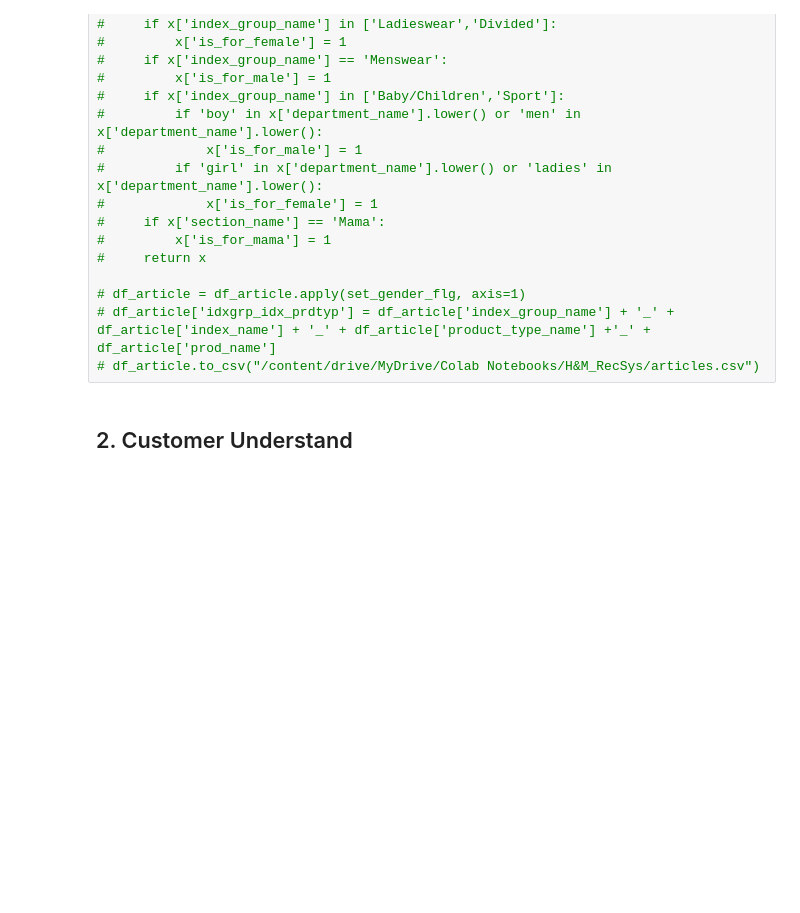
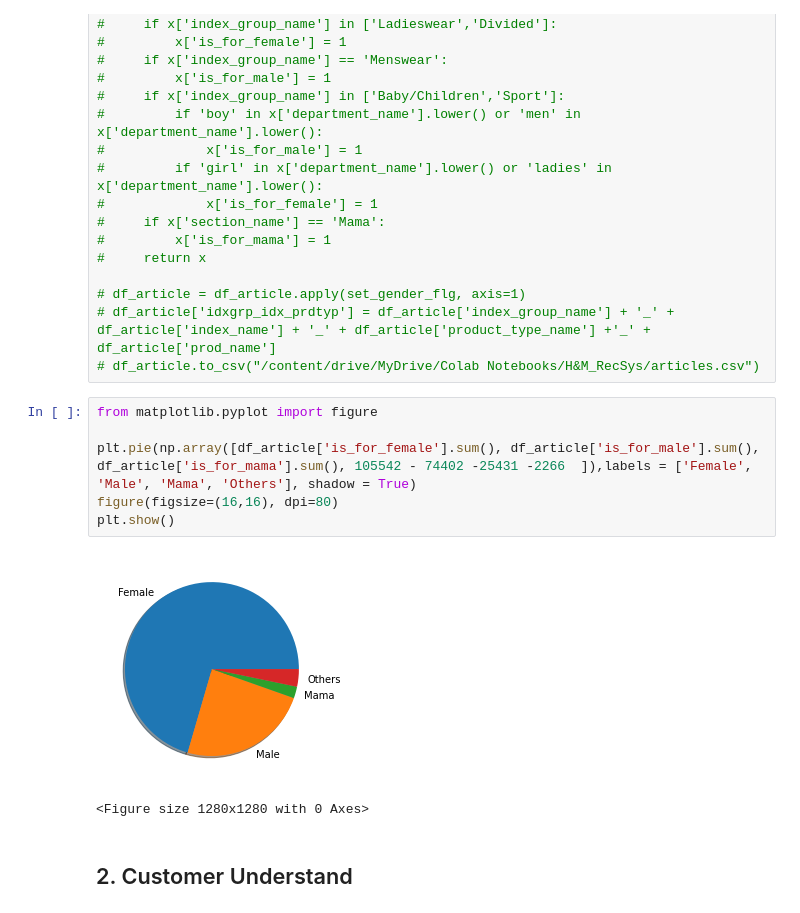
Before and after one commit to thanhyx4/H-M-Personalized-Fashion-Recommendations, a Jupyter notebook: Data_understand_RecSys.ipynb, the cells around one changed output. Saved outputs shown, nothing was run; the diff lists cells and outputs as text; blank space fills up the shorter version.

```diff
--- a/Data_understand_RecSys.ipynb
+++ b/Data_understand_RecSys.ipynb
@@ -202,6 +204,15 @@ section name contain:"mama"
 # df_article = df_article.apply(set_gender_flg, axis=1)
 # df_article['idxgrp_idx_prdtyp'] = df_article['index_group_name'] + '_' + df_article['index_name'] + '_' + df_article['product_type_name'] +'_' + df_article['prod_name']
 # df_article.to_csv("/content/drive/MyDrive/Colab Notebooks/H&M_RecSys/articles.csv")
+# %%
+from matplotlib.pyplot import figure
+
+plt.pie(np.array([df_article['is_for_female'].sum(), df_article['is_for_male'].sum(), df_article['is_for_mama'].sum(), 105542 - 74402 -25431 -2266  ]),labels = ['Female', 'Male', 'Mama', 'Others'], shadow = True)
+figure(figsize=(16,16), dpi=80)
+plt.show()
+# %% [output]
+[figure, added]
+<Figure size 1280x1280 with 0 Axes>
 # %% [markdown]
 ## 2. Customer Understand
 # %%
```
Also changed, not shown: parts of 2 cells of this notebook.
